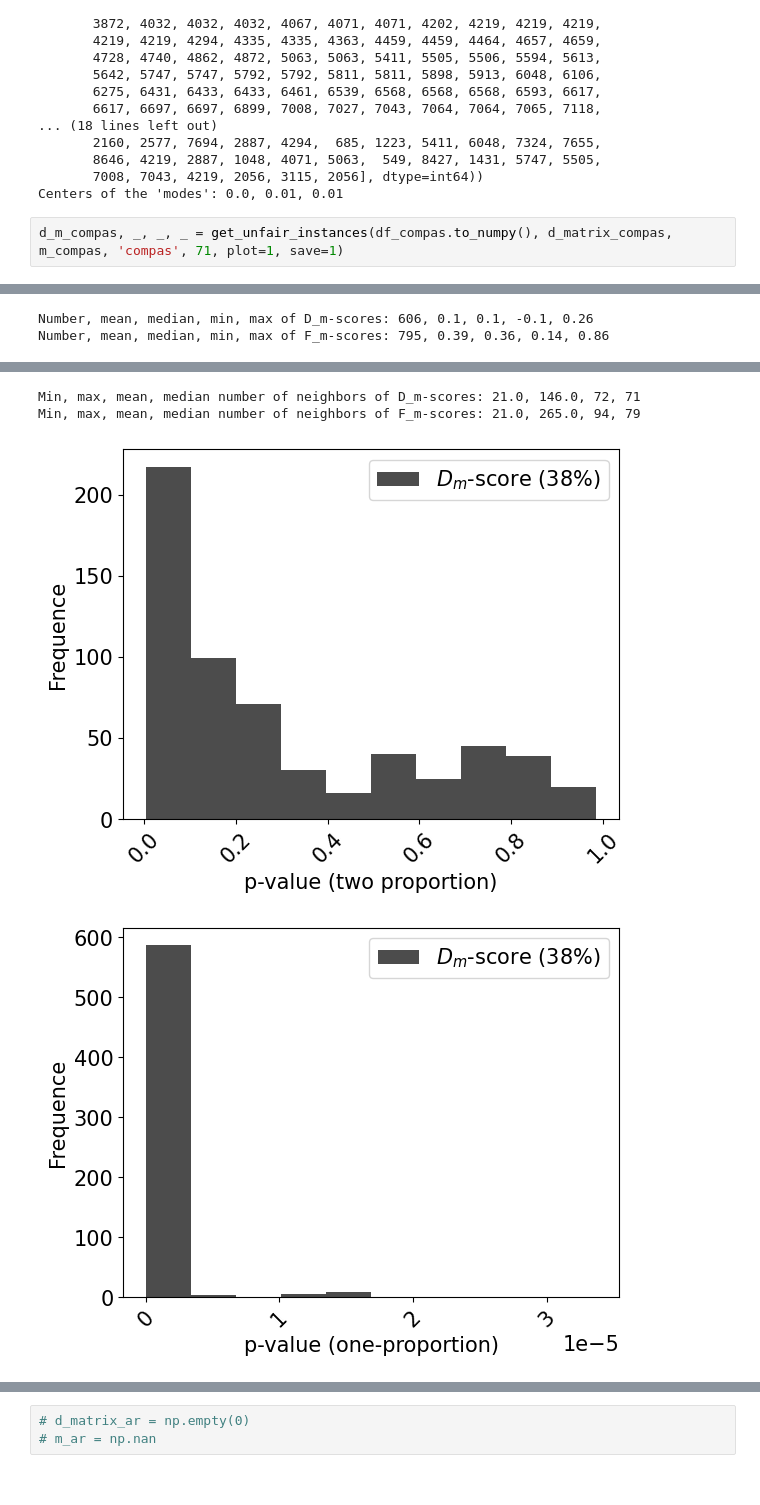
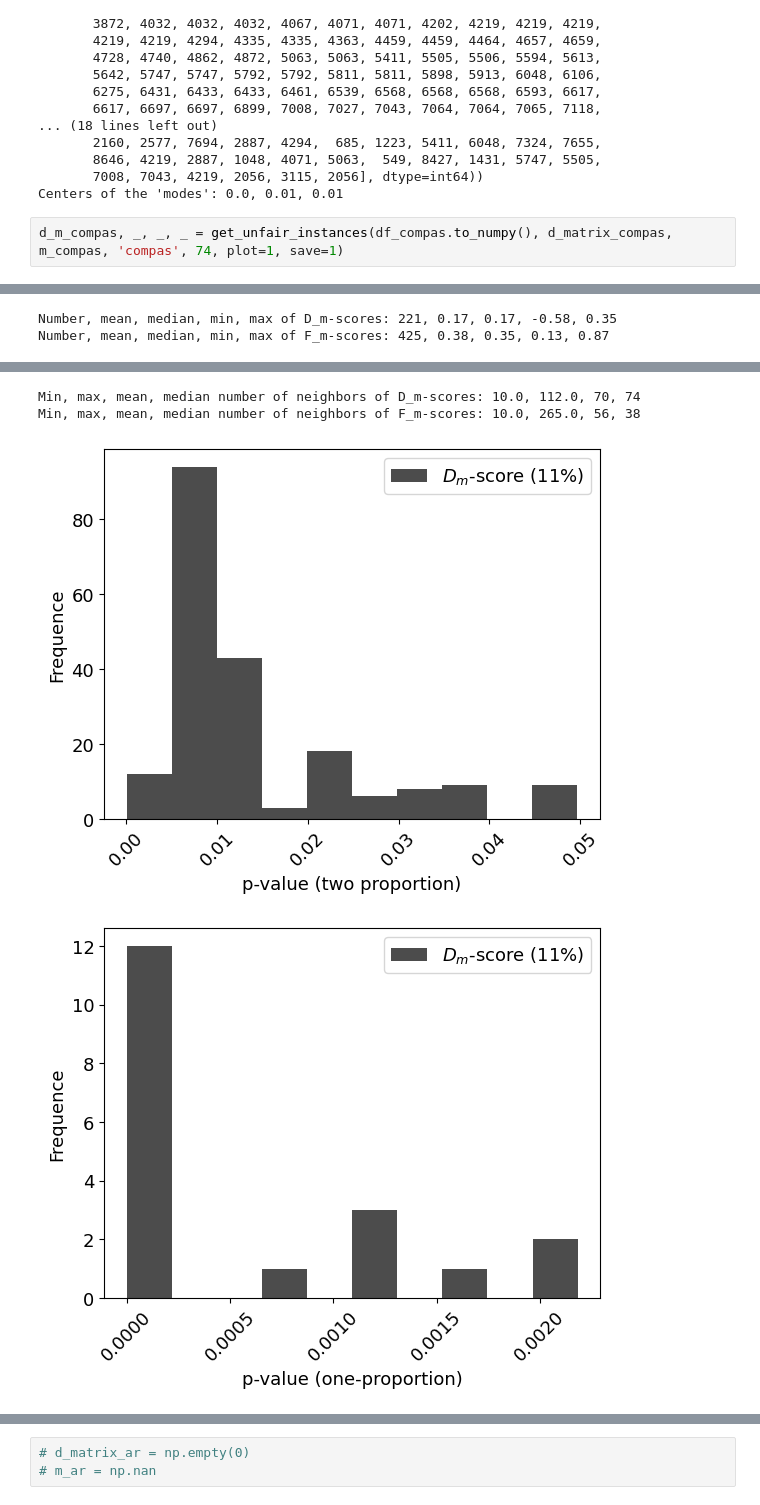
Before and after one commit to python211223/fairness-aware-classification, a Jupyter notebook: fair_classification.ipynb, the cells around one changed output, grey strips where cells are left out. Drawn from its saved outputs; the diff is of its cells as text.

```diff
--- a/fair_classification.ipynb
+++ b/fair_classification.ipynb
@@ -1359,5 +1361,5 @@ Maximum distance and index: 0.13, (array([  35,  197,  347,  363,  416,  458,  4
        7008, 7043, 4219, 2056, 3115, 2056], dtype=int64))
 Centers of the 'modes': 0.0, 0.01, 0.01
 # %%
-d_m_compas, _, _, _ = get_unfair_instances(df_compas.to_numpy(), d_matrix_compas, m_compas, 'compas', 71, plot=1, save=1)
+d_m_compas, _, _, _ = get_unfair_instances(df_compas.to_numpy(), d_matrix_compas, m_compas, 'compas', 74, plot=1, save=1)
 # %% [output]
@@ -1365,2 +1367,2 @@ d_m_compas, _, _, _ = get_unfair_instances(df_compas.to_numpy(), d_matrix_compas
-Number, mean, median, min, max of D_m-scores: 606, 0.1, 0.1, -0.1, 0.26
-Number, mean, median, min, max of F_m-scores: 795, 0.39, 0.36, 0.14, 0.86
+Number, mean, median, min, max of D_m-scores: 221, 0.17, 0.17, -0.58, 0.35
+Number, mean, median, min, max of F_m-scores: 425, 0.38, 0.35, 0.13, 0.87
@@ -1369,4 +1371,4 @@ Number, mean, median, min, max of F_m-scores: 795, 0.39, 0.36, 0.14, 0.86
-Min, max, mean, median number of neighbors of D_m-scores: 21.0, 146.0, 72, 71
-Min, max, mean, median number of neighbors of F_m-scores: 21.0, 265.0, 94, 79
+Min, max, mean, median number of neighbors of D_m-scores: 10.0, 112.0, 70, 74
+Min, max, mean, median number of neighbors of F_m-scores: 10.0, 265.0, 56, 38
-[figure, old version]
+[figure, new version]
-[figure, old version]
+[figure, new version]
```
Also changed, not shown: parts of 7 cells of this notebook.
